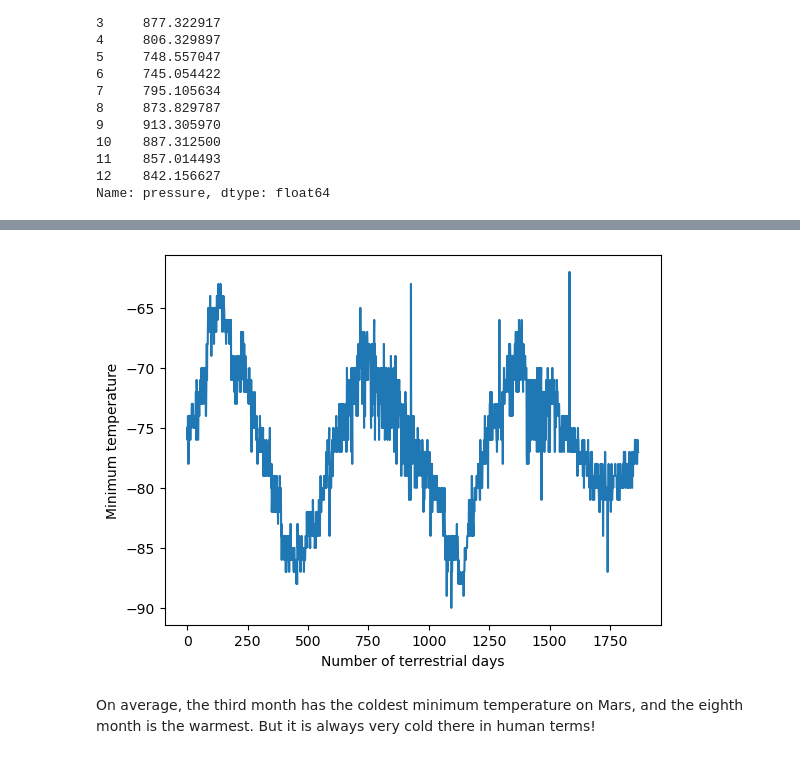
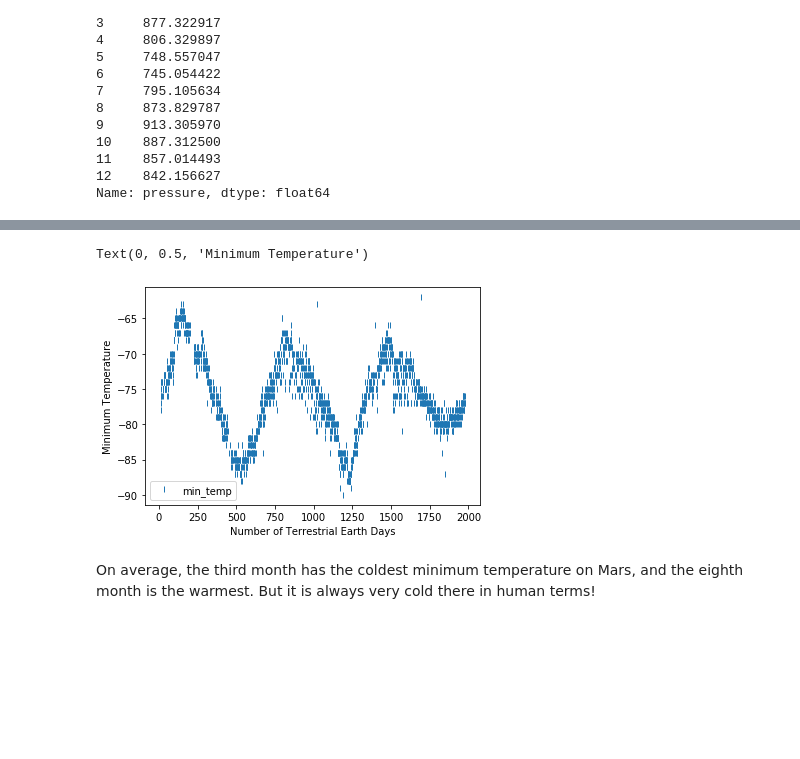
Before and after one commit to maderamel/MARS-analysis, a Jupyter notebook: part_2_mars_weather.ipynb, the cells around one changed output, grey strips where cells are left out. Saved outputs shown, nothing was run; the diff lists cells and outputs as text; code cells hidden in the pictures; blank space fills up the shorter version.

```diff
--- a/part_2_mars_weather.ipynb
+++ b/part_2_mars_weather.ipynb
@@ -202,7 +215,12 @@ Name: pressure, dtype: float64
 # %%
 # 5. How many terrestrial (earth) days are there in a Martian year?
+filter_table = table_df[['sol', 'min_temp']]
+chart = filter_table.plot(x='sol', y='min_temp', style='|')
+chart.set_xlabel("Number of Terrestrial Earth Days")
+chart.set_ylabel("Minimum Temperature")
 # %% [output]
+Text(0, 0.5, 'Minimum Temperature')
-[figure, old version]
+[figure, new version]
 # %% [markdown]
 On average, the third month has the coldest minimum temperature on Mars, and the eighth month is the warmest. But it is always very cold there in human terms!
 # %% [markdown]
```
Also changed, not shown: parts of 8 cells of this notebook, 1 other file.
